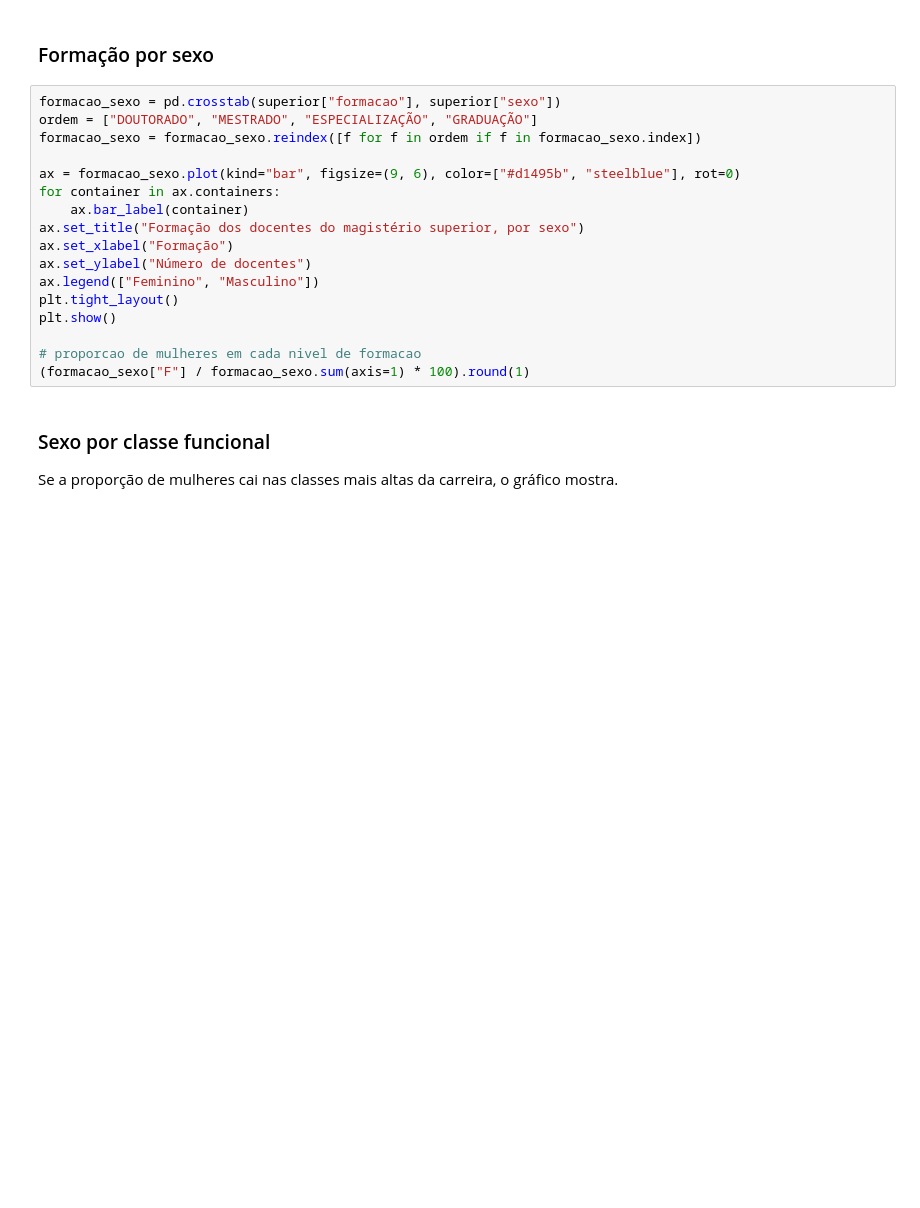
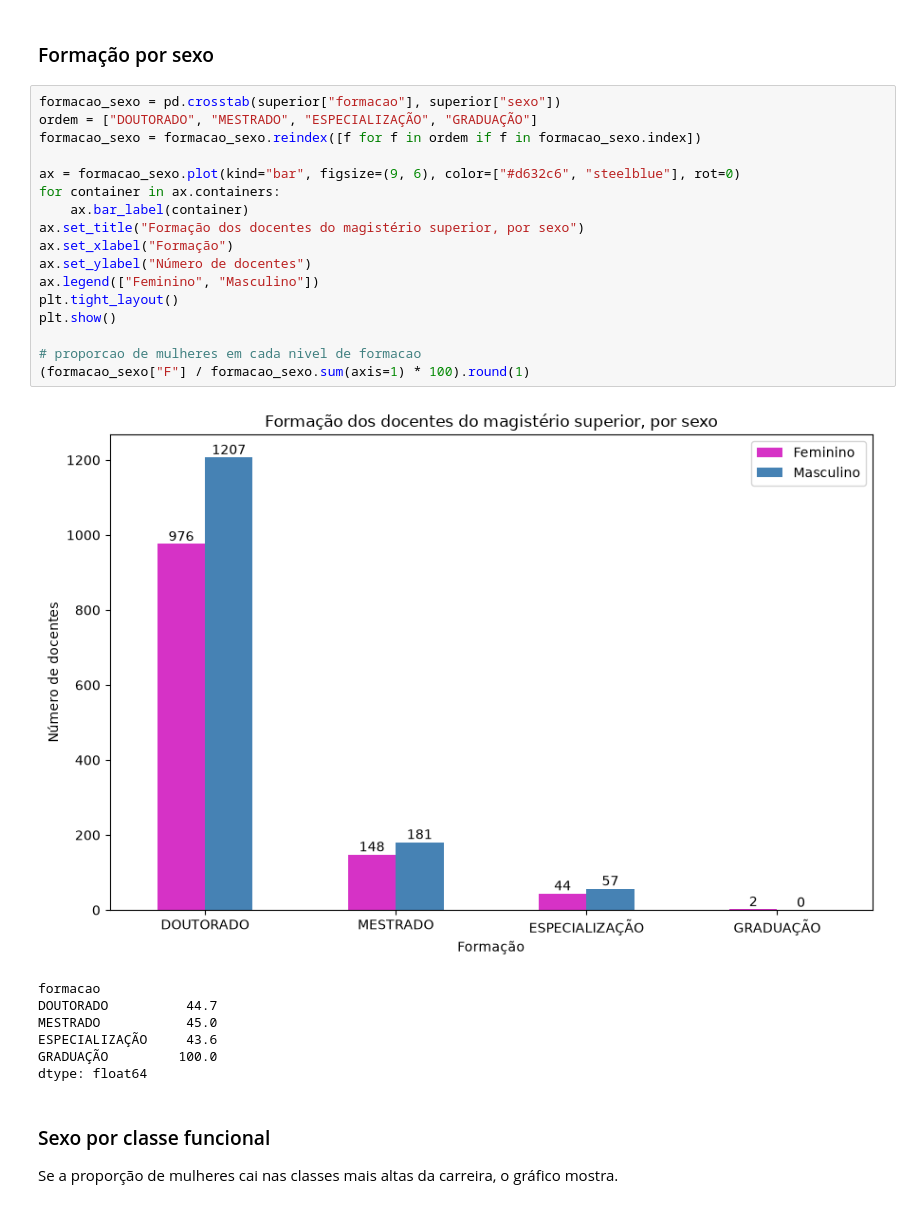
Before and after one commit to hannavit42/Ciencia_de_dados, a Jupyter notebook: Unidade_01/Professores_ufrn/notebooks/01_EDA.ipynb, the cells around one changed output. Drawn from its saved outputs; the diff is of its cells as text; blank space fills up the shorter version.

```diff
--- a/Unidade_01/Professores_ufrn/notebooks/01_EDA.ipynb
+++ b/Unidade_01/Professores_ufrn/notebooks/01_EDA.ipynb
@@ -436,20 +390,28 @@ plt.show()
 # %%
 formacao_sexo = pd.crosstab(superior["formacao"], superior["sexo"])
 ordem = ["DOUTORADO", "MESTRADO", "ESPECIALIZAÇÃO", "GRADUAÇÃO"]
 formacao_sexo = formacao_sexo.reindex([f for f in ordem if f in formacao_sexo.index])
 
-ax = formacao_sexo.plot(kind="bar", figsize=(9, 6), color=["#d1495b", "steelblue"], rot=0)
+ax = formacao_sexo.plot(kind="bar", figsize=(9, 6), color=["#d632c6", "steelblue"], rot=0)
 for container in ax.containers:
     ax.bar_label(container)
 ax.set_title("Formação dos docentes do magistério superior, por sexo")
 ax.set_xlabel("Formação")
 ax.set_ylabel("Número de docentes")
 ax.legend(["Feminino", "Masculino"])
 plt.tight_layout()
 plt.show()
 
 # proporcao de mulheres em cada nivel de formacao
 (formacao_sexo["F"] / formacao_sexo.sum(axis=1) * 100).round(1)
+# %% [output]
+[figure, added]
+formacao
+DOUTORADO          44.7
+MESTRADO           45.0
+ESPECIALIZAÇÃO     43.6
+GRADUAÇÃO         100.0
+dtype: float64
 # %% [markdown]
 ### Sexo por classe funcional
 
```
Also changed, not shown: parts of 17 cells of this notebook.
